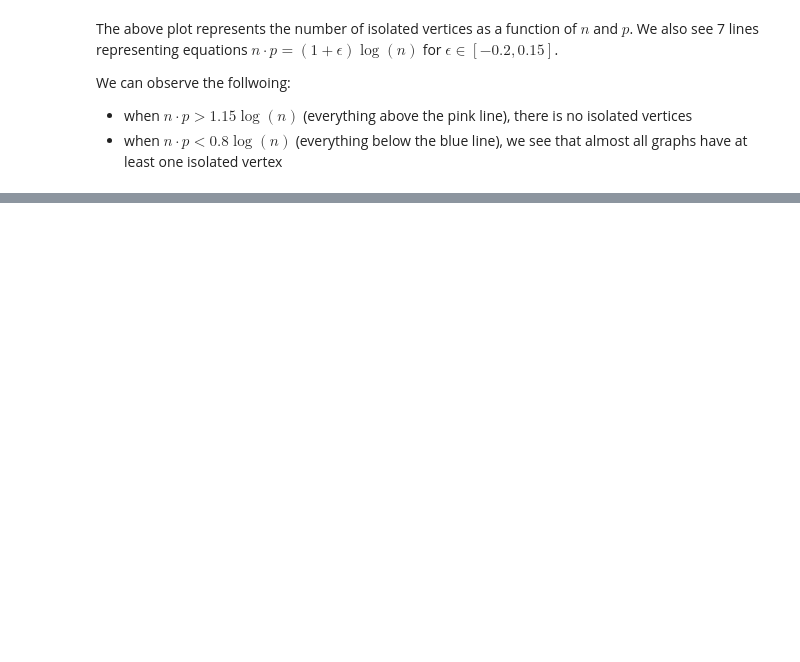
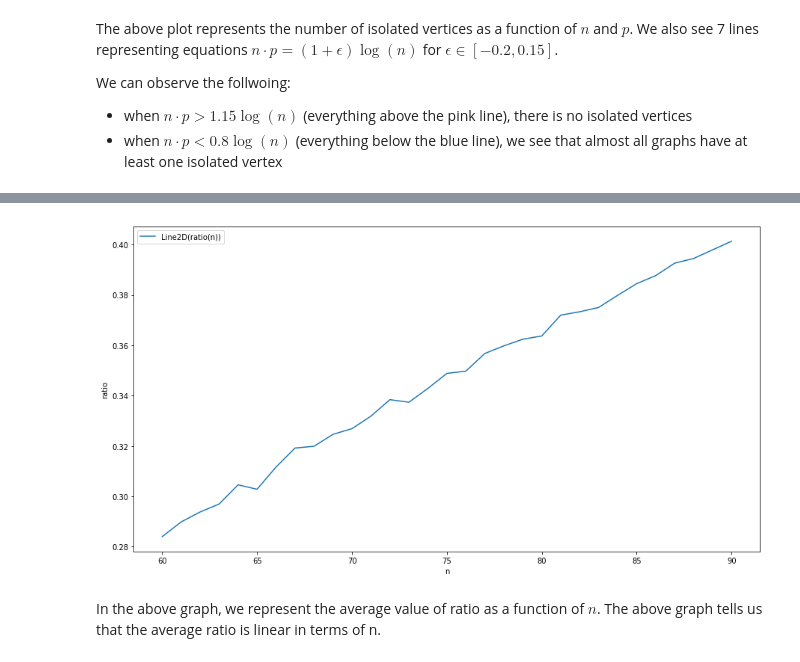
Before and after one commit to vladan-jovicic/ComplexNetworks, a Jupyter notebook: Notebooks/Assignment2.ipynb, the cells around one changed output, grey strips where cells are left out. Saved outputs shown, nothing was run; the diff lists cells and outputs as text; code cells hidden in the pictures; blank space fills up the shorter version.

```diff
--- a/Notebooks/Assignment2.ipynb
+++ b/Notebooks/Assignment2.ipynb
@@ -223,0 +228,41 @@ We can observe the follwoing:
+# %%
+from matplotlib import cm
+import numpy as np
+import matplotlib.pyplot as plt
+import algorithms.newman_model as nm
+
+reload(nm)
+
+def ratio_experiment((n_l, n_r), (k_l, k_r)):
+    size = n_r - n_l
+    k_size = k_r - k_l
+    N = np.linspace(n_l, n_r, size, dtype=int)
+    K = np.linspace(k_l, k_r, k_size, dtype=int)
+
+    NN, KK = np.meshgrid(N, K)
+    ratio = [] #np.zeros((size, k_size))
+    for n in range(size):
+        current_sum = 0.0
+        for k in range(k_size):
+            degree_sequence = nm.degree_sequence_regular(int(NN[n, k]), int(KK[n,k]))
+            edges = nm.configure_sequence(degree_sequence)
+            tmp_ratio = nm.irregular_edge_count(edges)
+            current_sum += tmp_ratio
+        ratio.append(current_sum / float(k_size))
+
+    fig = plt.figure(figsize=(15,8))
+    plt.xlabel("n")
+    plt.ylabel("ratio")
+    line, = plt.plot(N, np.array(ratio), label="ratio(n)")
+
+    plt.legend([line])
+    #mapa = plt.pcolor(NN, KK, ratio, cmap=cm.coolwarm, antialiased=False)
+    #fig.colorbar(mapa, shrink=0.5, aspect=5)
+
+    plt.show()
+
+ratio_experiment((60, 90), (50, 80))
+# %% [output]
+[figure, added]
+# %% [markdown]
+In the above graph, we represent the average value of ratio as a function of $n$. The above graph tells us that the average ratio is linear in terms of n.
```
Also changed, not shown: parts of 12 cells of this notebook, 29 other files.
